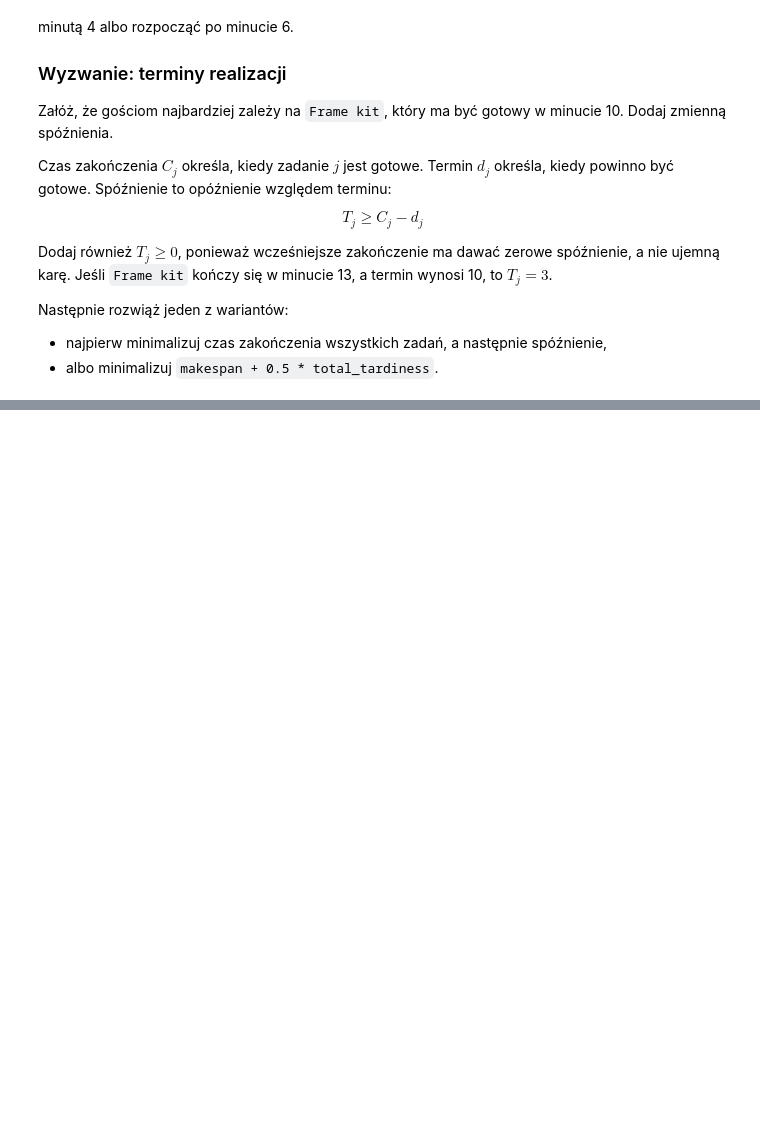
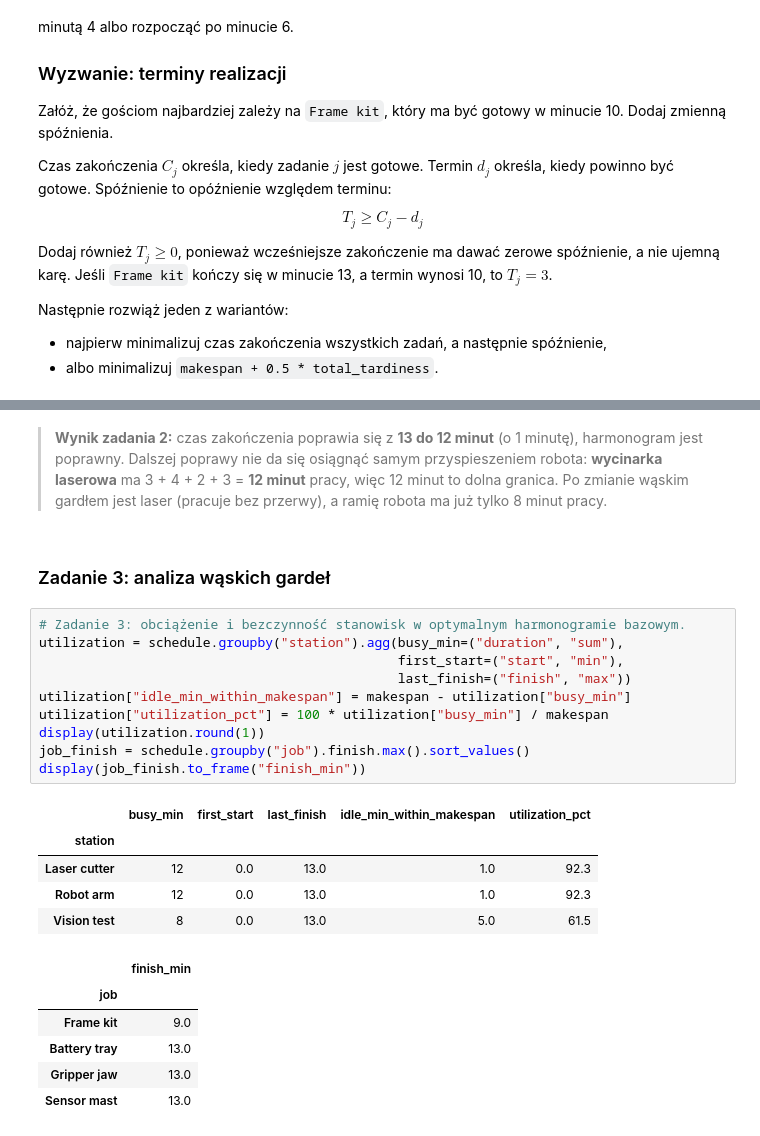
Before and after one commit to Damian-Swaczyna/cpp, a Jupyter notebook: pl/lab_auto_4.ipynb, the cells around one changed output, grey strips where cells are left out. Drawn from its saved outputs; the diff is of its cells as text; blank space fills up the shorter version.

```diff
--- a/pl/lab_auto_4.ipynb
+++ b/pl/lab_auto_4.ipynb
@@ -608,0 +703,26 @@ Następnie rozwiąż jeden z wariantów:
+# %% [markdown]
+> **Wynik zadania 2:** czas zakończenia poprawia się z **13 do 12 minut** (o 1 minutę), harmonogram jest poprawny. Dalszej poprawy nie da się osiągnąć samym przyspieszeniem robota: **wycinarka laserowa** ma 3 + 4 + 2 + 3 = **12 minut** pracy, więc 12 minut to dolna granica. Po zmianie wąskim gardłem jest laser (pracuje bez przerwy), a ramię robota ma już tylko 8 minut pracy.
+# %% [markdown]
+### Zadanie 3: analiza wąskich gardeł
+# %%
+# Zadanie 3: obciążenie i bezczynność stanowisk w optymalnym harmonogramie bazowym.
+utilization = schedule.groupby("station").agg(busy_min=("duration", "sum"),
+                                              first_start=("start", "min"),
+                                              last_finish=("finish", "max"))
+utilization["idle_min_within_makespan"] = makespan - utilization["busy_min"]
+utilization["utilization_pct"] = 100 * utilization["busy_min"] / makespan
+display(utilization.round(1))
+job_finish = schedule.groupby("job").finish.max().sort_values()
+display(job_finish.to_frame("finish_min"))
+# %% [output]
+|  | busy_min | first_start | last_finish | idle_min_within_makespan | utilization_pct |
+| station |  |  |  |  |  |
+| Laser cutter | 12 | 0.0 | 13.0 | 1.0 | 92.3 |
+| Robot arm | 12 | 0.0 | 13.0 | 1.0 | 92.3 |
+| Vision test | 8 | 0.0 | 13.0 | 5.0 | 61.5 |
+|  | finish_min |
+| job |  |
+| Frame kit | 9.0 |
+| Battery tray | 13.0 |
+| Gripper jaw | 13.0 |
+| Sensor mast | 13.0 |
```
Also changed, not shown: parts of 19 cells of this notebook.
